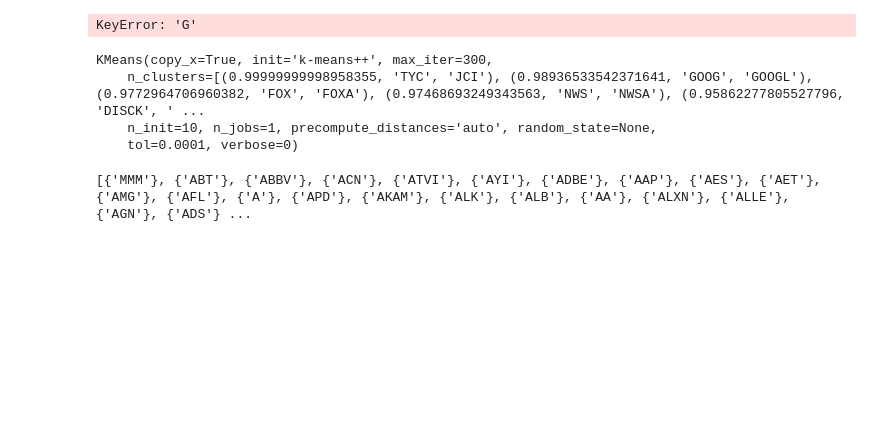
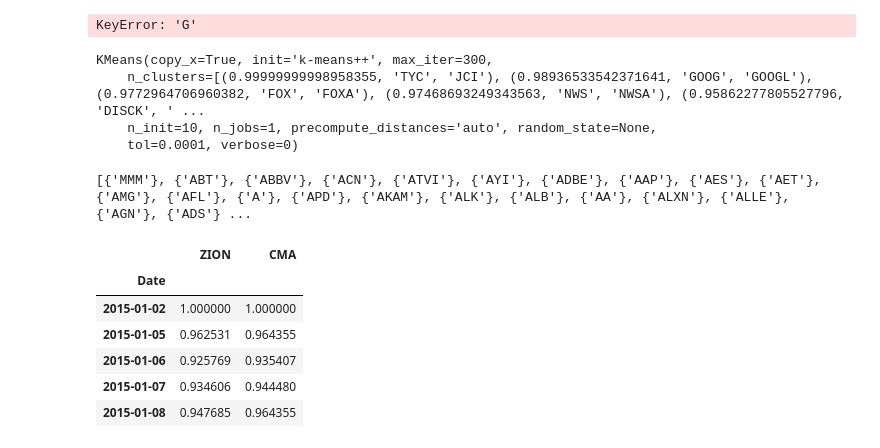
Before and after one commit to kaixuant/DSA_Stock, a Jupyter notebook: Stock Market Clustering.ipynb, the cells around one changed output. Saved outputs shown, nothing was run; the diff lists cells and outputs as text; code cells hidden in the pictures; blank space fills up the shorter version.

Commit message:
added a test if cluster make sense

```diff
--- a/Stock Market Clustering.ipynb
+++ b/Stock Market Clustering.ipynb
@@ -760,3 +760,21 @@ def findVertexSet(clusters, company):
 print (getClusters(30))
 # %% [output]
 [{'MMM'}, {'ABT'}, {'ABBV'}, {'ACN'}, {'ATVI'}, {'AYI'}, {'ADBE'}, {'AAP'}, {'AES'}, {'AET'}, {'AMG'}, {'AFL'}, {'A'}, {'APD'}, {'AKAM'}, {'ALK'}, {'ALB'}, {'AA'}, {'ALXN'}, {'ALLE'}, {'AGN'}, {'ADS'} ...
+# %%
+zionPrices = priceData['ZION'] # Get by column name
+cmaPrices = priceData['CMA']
+
+cluster1Prices = zionPrices.to_frame('ZION')
+cluster1Prices = cluster1Prices.join(cmaPrices.to_frame('CMA'))
+
+cluster1Scaled = cluster1Prices.divide(cluster1Prices.ix[0])
+# %%
+cluster1Scaled.head()
+# %% [output]
+|  | ZION | CMA |
+| Date |  |  |
+| 2015-01-02 | 1.000000 | 1.000000 |
+| 2015-01-05 | 0.962531 | 0.964355 |
+| 2015-01-06 | 0.925769 | 0.935407 |
+| 2015-01-07 | 0.934606 | 0.944480 |
+| 2015-01-08 | 0.947685 | 0.964355 |
```
Also changed, not shown: parts of 1 cell of this notebook, 1 other file.
